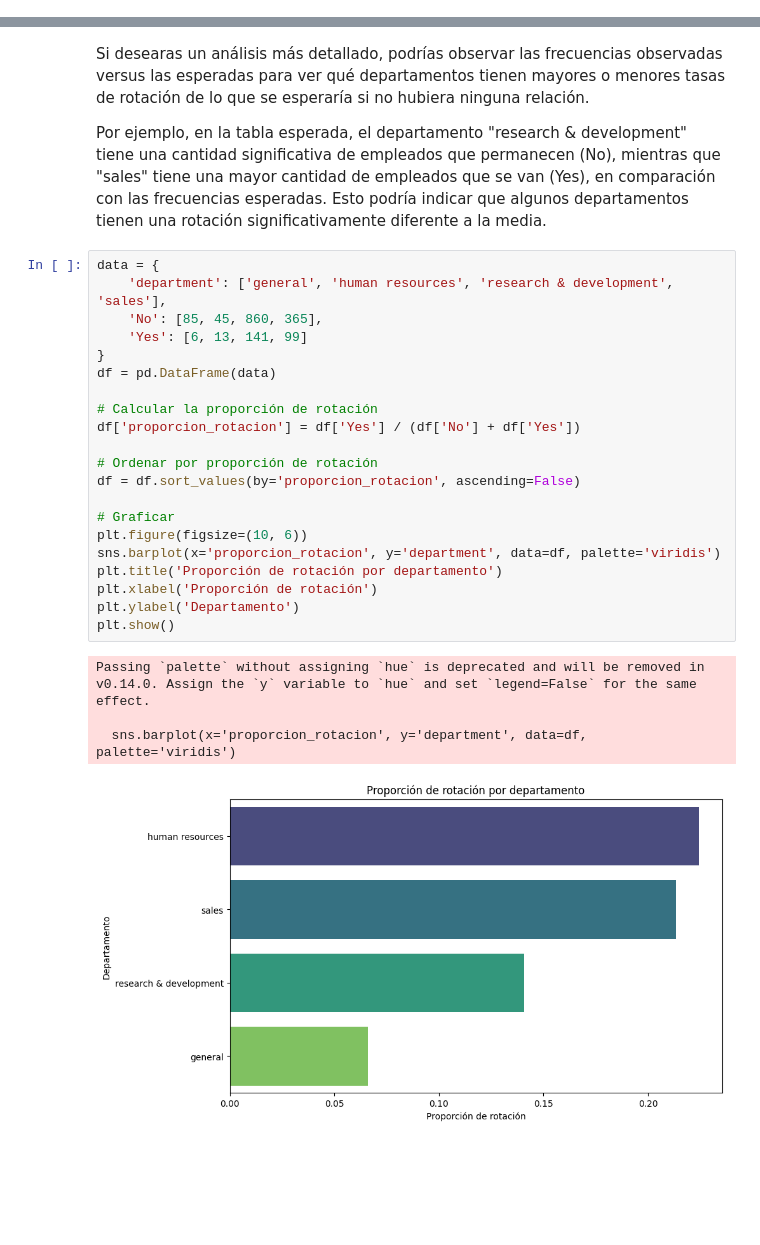
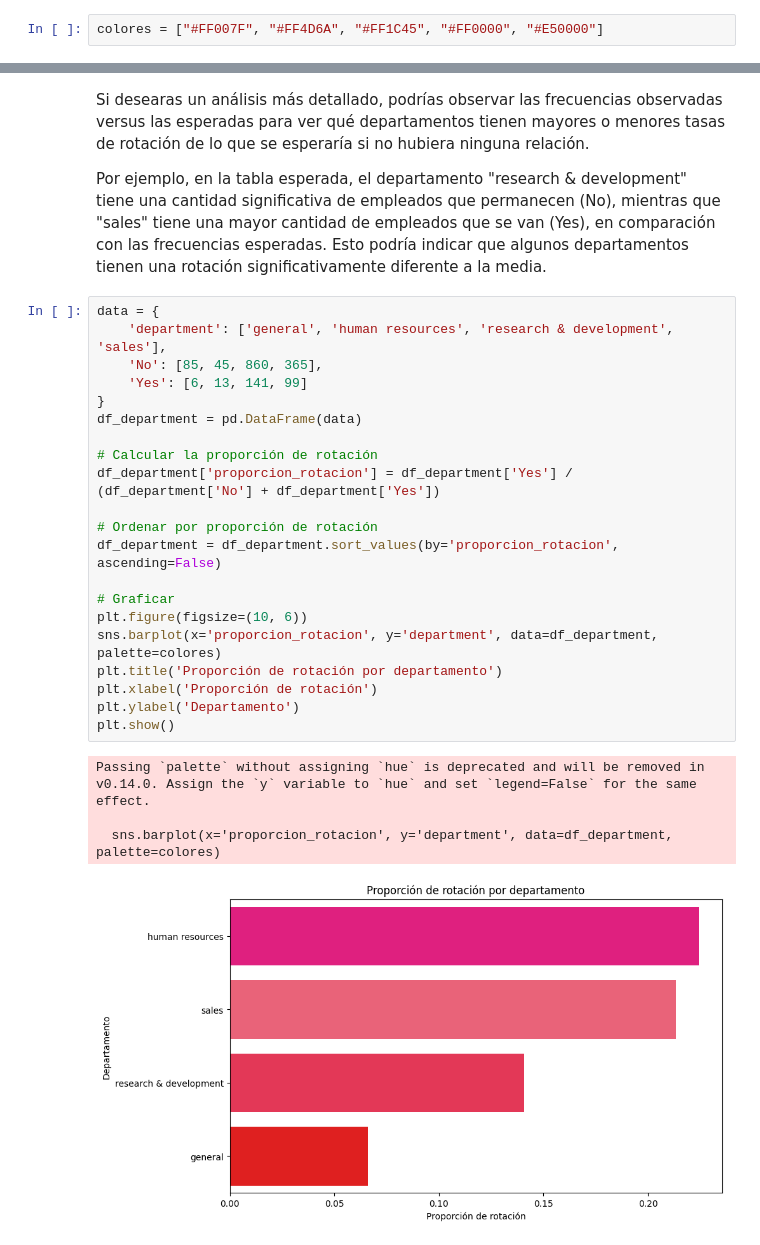
Before and after one commit to FiSaRaff/project-da-promo-k-modulo-3-team-2, a Jupyter notebook: notebooks/ab_testing.ipynb, the cells around one changed output, grey strips where cells are left out. Cells and saved outputs as stored; diff of their text form; blank space fills up the shorter version.

Commit message:
Subiendo visualizaciones

```diff
--- a/notebooks/ab_testing.ipynb
+++ b/notebooks/ab_testing.ipynb
@@ -159,0 +200,2 @@ Para la métrica 'salary', las medianas son diferentes (p = 0.0000).
+# %%
+colores = ["#FF007F", "#FF4D6A", "#FF1C45", "#FF0000", "#E50000"]
@@ -313,26 +431,26 @@ Por ejemplo, en la tabla esperada, el departamento "research & development" tien
 # %%
 data = {
     'department': ['general', 'human resources', 'research & development', 'sales'],
     'No': [85, 45, 860, 365],
     'Yes': [6, 13, 141, 99]
 }
-df = pd.DataFrame(data)
+df_department = pd.DataFrame(data)
 
 # Calcular la proporción de rotación
-df['proporcion_rotacion'] = df['Yes'] / (df['No'] + df['Yes'])
+df_department['proporcion_rotacion'] = df_department['Yes'] / (df_department['No'] + df_department['Yes'])
 
 # Ordenar por proporción de rotación
-df = df.sort_values(by='proporcion_rotacion', ascending=False)
+df_department = df_department.sort_values(by='proporcion_rotacion', ascending=False)
 
 # Graficar
 plt.figure(figsize=(10, 6))
-sns.barplot(x='proporcion_rotacion', y='department', data=df, palette='viridis')
+sns.barplot(x='proporcion_rotacion', y='department', data=df_department, palette=colores)
 plt.title('Proporción de rotación por departamento')
 plt.xlabel('Proporción de rotación')
 plt.ylabel('Departamento')
 plt.show()
 # %% [output]
 Passing `palette` without assigning `hue` is deprecated and will be removed in v0.14.0. Assign the `y` variable to `hue` and set `legend=False` for the same effect.
 
-  sns.barplot(x='proporcion_rotacion', y='department', data=df, palette='viridis')
+  sns.barplot(x='proporcion_rotacion', y='department', data=df_department, palette=colores)
-[figure, old version]
+[figure, new version]
```
Also changed, not shown: parts of 20 cells of this notebook.
